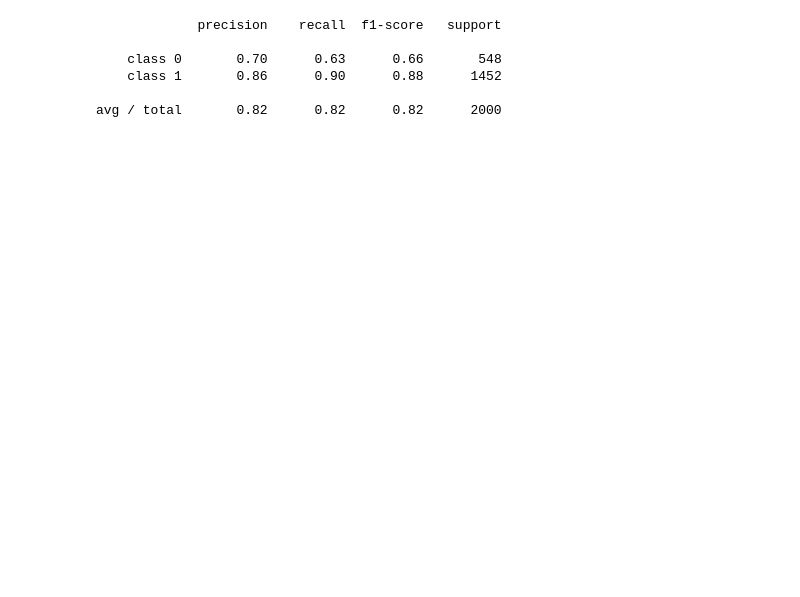
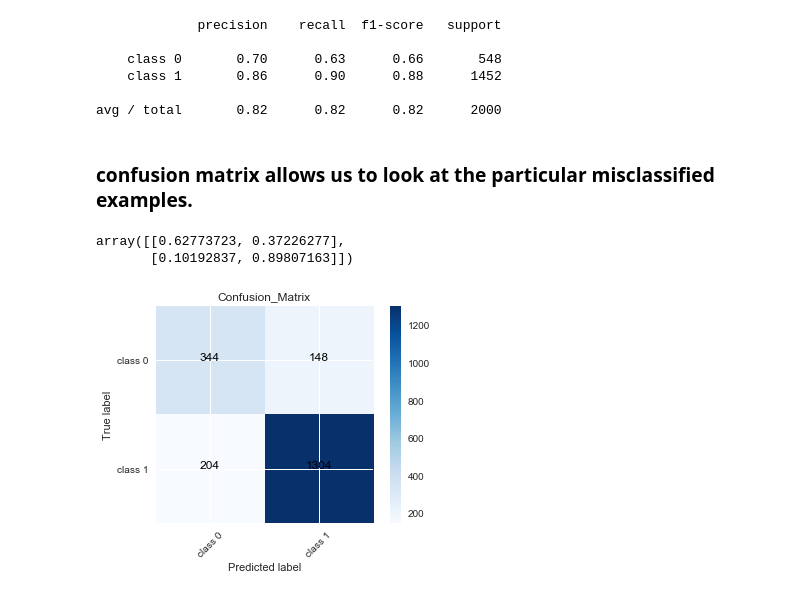
Before and after one commit to DataDima90/Recommendation_Engine, a Jupyter notebook: Recommendation_Engine.ipynb, the cells around one changed output. Cells and saved outputs as stored; diff of their text form; code cells hidden in the pictures; blank space fills up the shorter version.

```diff
--- a/Recommendation_Engine.ipynb
+++ b/Recommendation_Engine.ipynb
@@ -164,3 +206,7 @@ print(classification_report(y_test, y_pred, target_names=target_name))
     class 1       0.86      0.90      0.88      1452
 
 avg / total       0.82      0.82      0.82      2000
+# %% [markdown]
+### confusion matrix allows us to look at the particular misclassified examples.
+# %%
+cm = confusion_matrix(y_test, log_reg.predict(X_test))
@@ -166,0 +215,26 @@ avg / total       0.82      0.82      0.82      2000
+# %%
+cm_normalized
+# %% [output]
+array([[0.62773723, 0.37226277],
+       [0.10192837, 0.89807163]])
+# %%
+cm = pd.DataFrame(cm)
+plt.imshow(cm, interpolation='nearest', cmap=plt.cm.Blues)
+plt.title('Confusion_Matrix')
+plt.colorbar()
+tick_marks = np.arange(len(target_name))
+plt.xticks(tick_marks, target_name, rotation=45)
+plt.yticks(tick_marks, target_name)
+
+
+for i in range(cm.shape[0]):
+    for j in range(cm.shape[1]):
+        plt.text(i, j, cm.iloc[i, j],
+            horizontalalignment="center",
+            color="black")
+
+plt.ylabel('True label')
+plt.xlabel('Predicted label')
+plt.show()
+# %% [output]
+[figure, added]
```
Also changed, not shown: parts of 39 cells of this notebook.
